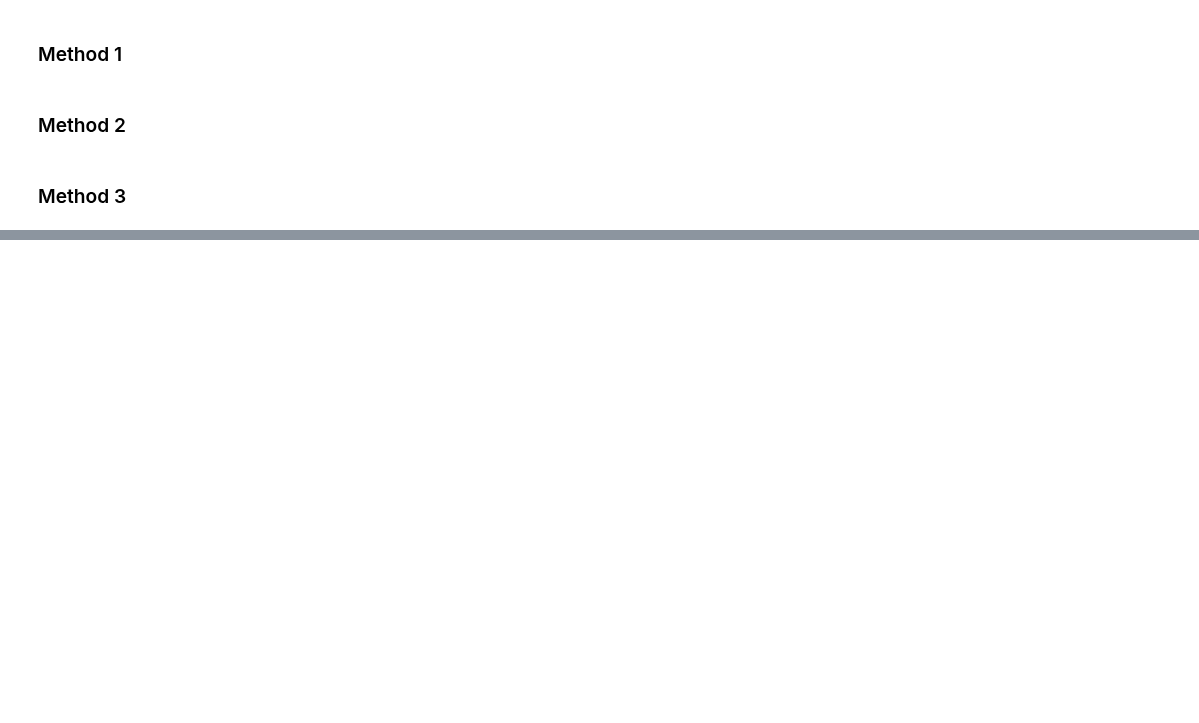
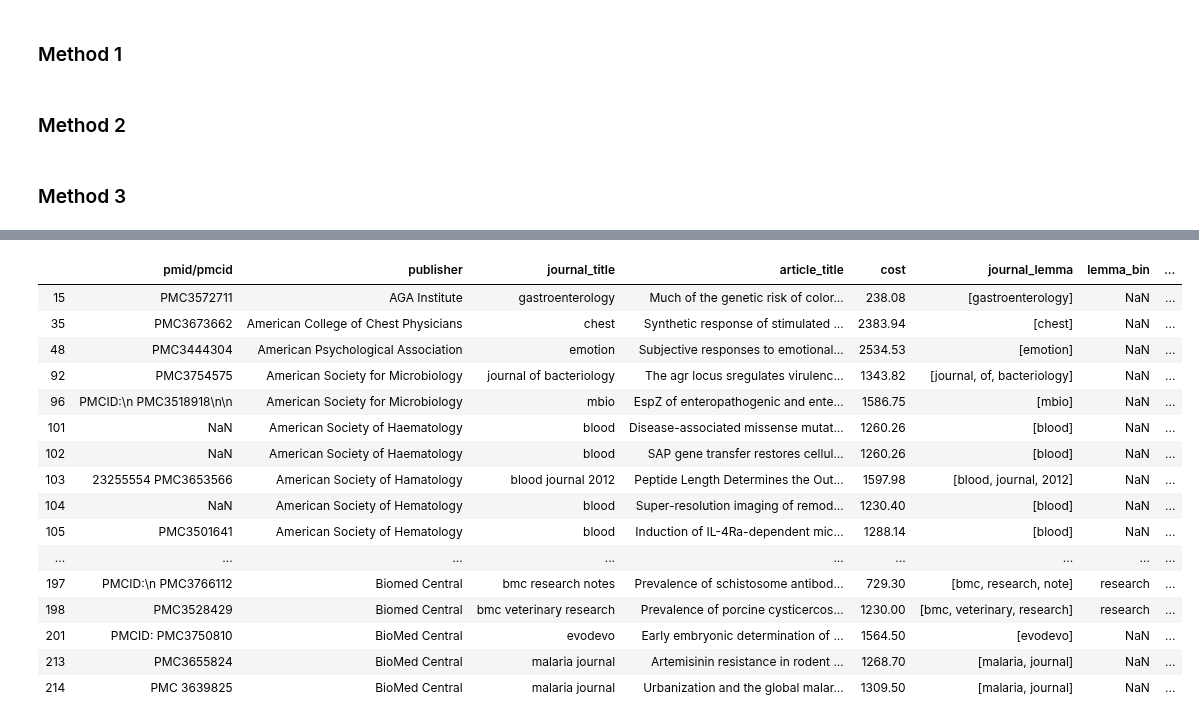
Before and after one commit to mrkjhsn/Thinkful-Exercises, a Jupyter notebook: data_cleaning_validation.ipynb, the cells around one changed output, grey strips where cells are left out. Saved outputs shown, nothing was run; the diff lists cells and outputs as text; code cells hidden in the pictures; blank space fills up the shorter version.

```diff
--- a/data_cleaning_validation.ipynb
+++ b/data_cleaning_validation.ipynb
@@ -404,2 +482,0 @@ def bin_based_on_stem(stemmed_journal):
-# %%
-df['journal_bin'] = df.journal_lemma.apply(bin_based_on_stem)
@@ -414,0 +499,21 @@ Name: journal_bin, dtype: int64
+# %%
+# which journal titles weren't binned using this method
+df[df.first_4_char_bin.isna()].head(20)
+# %% [output]
+|  | pmid/pmcid | publisher | journal_title | article_title | cost | journal_lemma | lemma_bin | ... |
+| 15 | PMC3572711 | AGA Institute | gastroenterology | Much of the genetic risk of color... | 238.08 | [gastroenterology] | NaN | ... |
+| 35 | PMC3673662 | American College of Chest Physicians | chest | Synthetic response of stimulated ... | 2383.94 | [chest] | NaN | ... |
+| 48 | PMC3444304 | American Psychological Association | emotion | Subjective responses to emotional... | 2534.53 | [emotion] | NaN | ... |
+| 92 | PMC3754575 | American Society for Microbiology | journal of bacteriology | The agr locus sregulates virulenc... | 1343.82 | [journal, of, bacteriology] | NaN | ... |
+| 96 | PMCID:\n PMC3518918\n\n | American Society for Microbiology | mbio | EspZ of enteropathogenic and ente... | 1586.75 | [mbio] | NaN | ... |
+| 101 | NaN | American Society of Haematology | blood | Disease-associated missense mutat... | 1260.26 | [blood] | NaN | ... |
+| 102 | NaN | American Society of Haematology | blood | SAP gene transfer restores cellul... | 1260.26 | [blood] | NaN | ... |
+| 103 | 23255554 PMC3653566 | American Society of Hamatology | blood journal 2012 | Peptide Length Determines the Out... | 1597.98 | [blood, journal, 2012] | NaN | ... |
+| 104 | NaN | American Society of Hematology | blood | Super-resolution imaging of remod... | 1230.40 | [blood] | NaN | ... |
+| 105 | PMC3501641 | American Society of Hematology | blood | Induction of IL-4Ra-dependent mic... | 1288.14 | [blood] | NaN | ... |
+| ... | ... | ... | ... | ... | ... | ... | ... | ... |
+| 197 | PMCID:\n PMC3766112 | Biomed Central | bmc research notes | Prevalence of schistosome antibod... | 729.30 | [bmc, research, note] | research | ... |
+| 198 | PMC3528429 | Biomed Central | bmc veterinary research | Prevalence of porcine cysticercos... | 1230.00 | [bmc, veterinary, research] | research | ... |
+| 201 | PMCID: PMC3750810 | BioMed Central | evodevo | Early embryonic determination of ... | 1564.50 | [evodevo] | NaN | ... |
+| 213 | PMC3655824 | BioMed Central | malaria journal | Artemisinin resistance in rodent ... | 1268.70 | [malaria, journal] | NaN | ... |
+| 214 | PMC 3639825 | BioMed Central | malaria journal | Urbanization and the global malar... | 1309.50 | [malaria, journal] | NaN | ... |
```
Also changed, not shown: parts of 36 cells of this notebook.
